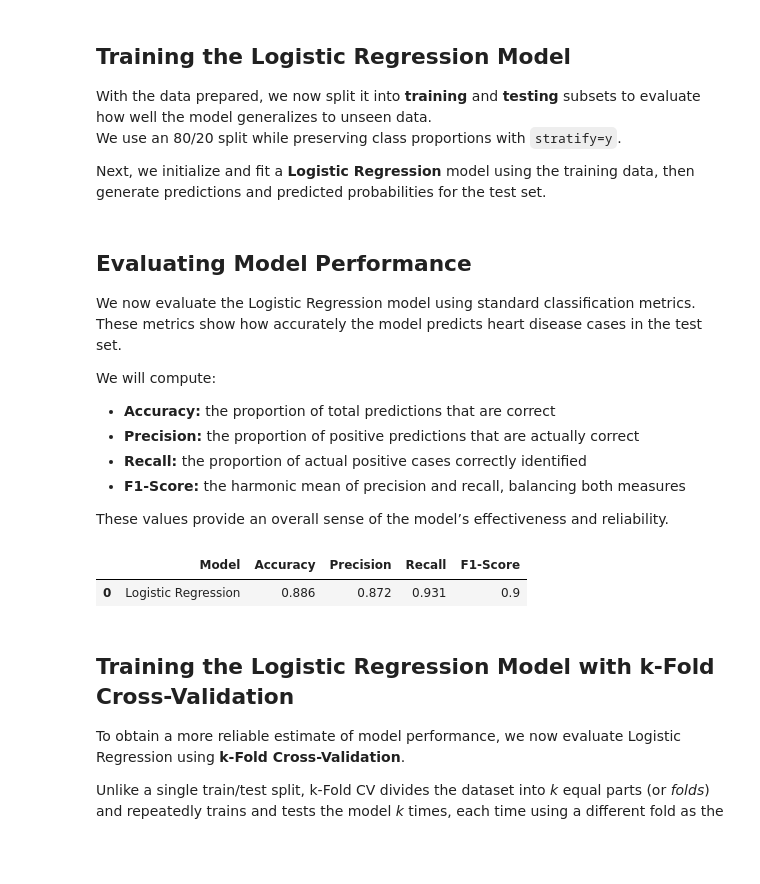
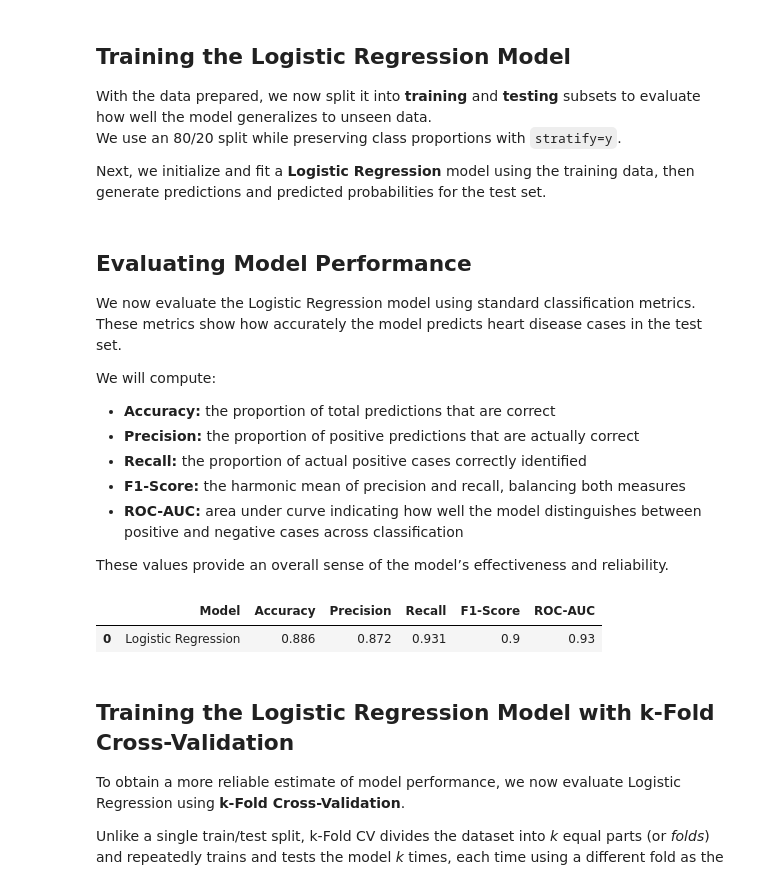
Before and after one commit to JoshH6538/heart-prediction-ml, a Jupyter notebook: logistic_regression.ipynb, the cells around one changed output. Saved outputs shown, nothing was run; the diff lists cells and outputs as text; code cells hidden in the pictures; blank space fills up the shorter version.

```diff
--- a/logistic_regression.ipynb
+++ b/logistic_regression.ipynb
@@ -250,30 +246,34 @@ We will compute:
 - **Precision:** the proportion of positive predictions that are actually correct
 - **Recall:** the proportion of actual positive cases correctly identified
 - **F1-Score:** the harmonic mean of precision and recall, balancing both measures
+- **ROC-AUC:** area under curve indicating how well the model distinguishes between positive and negative cases across classification
 
 These values provide an overall sense of the model’s effectiveness and reliability.
 # %%
-from sklearn.metrics import accuracy_score, precision_score, recall_score, f1_score
+from sklearn.metrics import accuracy_score, precision_score, recall_score, f1_score, roc_auc_score
 
 # Evaluate the model
 accuracy = accuracy_score(y_test, y_pred)
 precision = precision_score(y_test, y_pred)
 recall = recall_score(y_test, y_pred)
 f1 = f1_score(y_test, y_pred)
+roc_auc = roc_auc_score(y_test, y_proba)
+
 
 # Create a formatted results DataFrame
 baseline_results = pd.DataFrame({
     'Model': ['Logistic Regression'],
     'Accuracy': [accuracy],
     'Precision': [precision],
     'Recall': [recall],
-    'F1-Score': [f1]
+    'F1-Score': [f1],
+    'ROC-AUC': [roc_auc]
 })
 
 display(baseline_results.round(3))
 # %% [output]
-|  | Model | Accuracy | Precision | Recall | F1-Score |
-| 0 | Logistic Regression | 0.886 | 0.872 | 0.931 | 0.9 |
+|  | Model | Accuracy | Precision | Recall | F1-Score | ROC-AUC |
+| 0 | Logistic Regression | 0.886 | 0.872 | 0.931 | 0.9 | 0.93 |
 # %% [markdown]
 ## Training the Logistic Regression Model with k-Fold Cross-Validation
 
```
Also changed, not shown: parts of 9 cells of this notebook, 1 other file.
